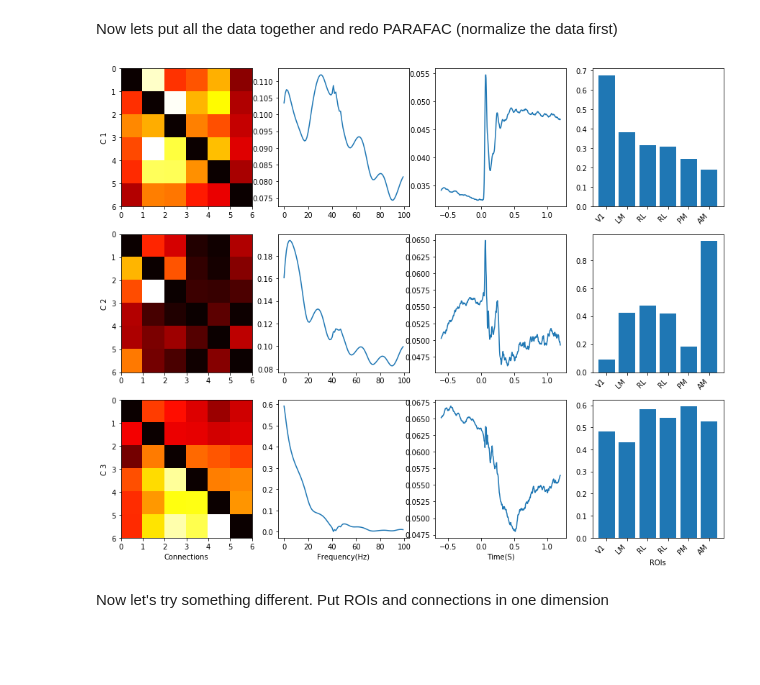
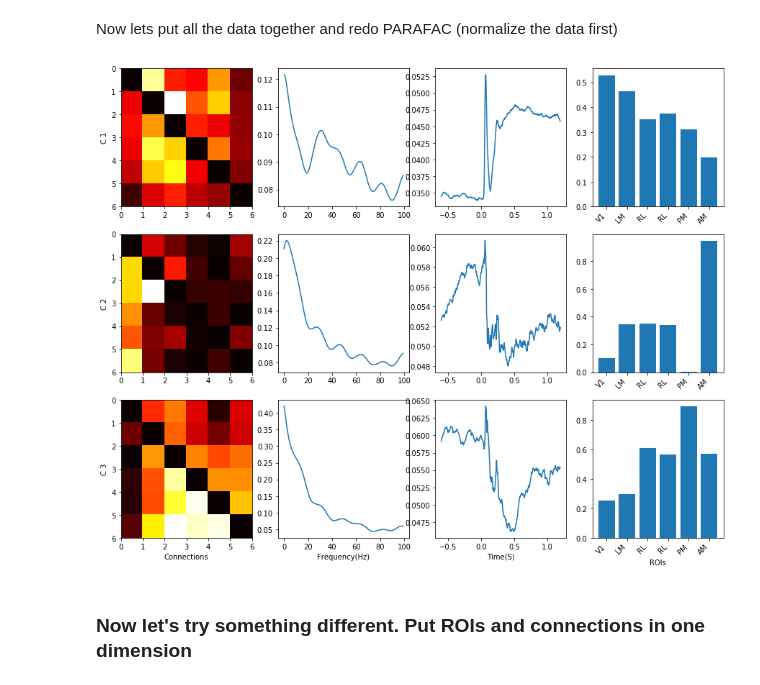
Before and after one commit to EBarzegaran/MouseVisualCoding, a Jupyter notebook: Visualization/Plot_IntraArea_ROI.ipynb, the cells around one changed output. Cells and saved outputs as stored; diff of their text form; code cells hidden in the pictures; blank space fills up the shorter version.

```diff
--- a/Visualization/Plot_IntraArea_ROI.ipynb
+++ b/Visualization/Plot_IntraArea_ROI.ipynb
@@ -82,0 +243,18 @@ Now we plot the average for each ROI and animal set
+# %%
+n_clusters = len(np.unique(clustering.labels_))
+Averages = np.array([x_all[:,clustering.labels_==n].mean(axis=1) for n in range(0,n_clusters)])
+
+# Plot the clusters
+fig, axs = plt.subplots(nrows = 1, ncols = n_clusters, figsize = (3*n_clusters,2.5),sharex=True)
+for nc in range(0,n_clusters):
+    Temp = np.zeros([6,6]).reshape(36)
+    Temp[Ind] = Averages[nc,:]
+    im = axs[nc].pcolormesh(Temp.reshape(6,6,order='F'),cmap='PuBu')
+    axs[nc].invert_yaxis()
+    axs[nc].set_title('Cluster{}'.format(nc))
+    axs[nc].set_xticks(np.arange(0.5,6.5))
+    axs[nc].set_xticklabels(['L{}'.format(i) for i in np.arange(1,7)])
+
+    axs[nc].set_yticks(np.arange(0.5,6.5))
+    axs[nc].set_yticklabels(['L{}'.format(i) for i in np.arange(1,7)])
+#fig.savefig(os.path.join(clustering_folder,'{}_clusters_{}.eps'.format(roi,animal_set)), bbox_inches='tight')
@@ -106,4 +297,8 @@ for sn in set_names:
                        cmap = 'jet',SC = None,univ = 0,figure_name = figure_name)
 # %% [markdown]
 ## PARAFAC analysis to confirm if there is any similarity
+# %%
+PARAFAC_folder = os.path.join(filename.split('.pkl')[0],'PARAFAC')
+if not os.path.isdir(PARAFAC_folder):
+    os.mkdir(PARAFAC_folder)
 # %%
@@ -195,6 +389,7 @@ Now lets put all the data together and redo PARAFAC (normalize the data first)
 # %%
 animal_set = 'PDC_Average_FC'
 iPDC_norm={}
+ttime = {}
 for roi in Arg_dict[animal_set]['ROIs']:
 
     temp = Arg_dict[animal_set]['PDCs'][roi]
@@ -203,7 +398,7 @@ for roi in Arg_dict[animal_set]['ROIs']:
 
     ttime[roi] = temp.time.values[100:550]
 
-    temp2 = temp.data.reshape(dims[0]*dims[1],dims[2],dims[3])
+    temp2 = temp.data.reshape(dims[0]*dims[1],dims[2],dims[3],order='F')
 
     #normalize the ROI data
 
@@ -218,35 +413,44 @@ ROIs = ['VISp','VISl','VISrl','VISal','VISpm','VISam']
 ROIs_short = ['V1','LM','RL','RL','PM','AM']
 PARAFAC = tldecom.non_negative_parafac(np.stack([iPDC_norm[roi] for roi in ROIs],axis=3), rank=ncomp)
 # %%
+figure_folder = filename.split('.pkl')[0]
 dims = len(PARAFAC.factors)
 dims_labels = ['Connections','Frequency(Hz)','Time(S)','ROIs']
-fig, axs = plt.subplots(nrows = ncomp, ncols = dims, figsize = (15,12))
-
+fig, axs = plt.subplots(nrows = ncomp, ncols = dims, figsize = (12,8))
+PARAFAC_forsave = []
+conmat = np.zeros([6,6,ncomp])
 for dim in range(0,dims):
     for c in range(0,ncomp):
         # Reshape the connectivity matrix
-        if dim==0
+        if dim==0:
             Temp = np.zeros([6,6]).reshape(36)
             Temp[Ind] = PARAFAC.factors[dim][:,c]
-            axs[c,dim].pcolormesh(Temp.reshape(6,6),cmap='hot')
+            axs[c,dim].pcolormesh(Temp.reshape(6,6, order='F'),cmap='hot')
             axs[c,dim].set_xticks(range(0,7))
             axs[c,dim].invert_yaxis()
+            conmat[:,:,c] = Temp.reshape(6,6, order='F')
 
 
         elif dim==1:
             axs[c,dim].plot(PARAFAC.factors[dim][:,c])
         elif dim==2:
             axs[c,dim].plot(ttime['VISl'],PARAFAC.factors[dim][:,c])
         else:
             axs[c,dim].bar(ROIs,PARAFAC.factors[dim][:,c])
             axs[c,dim].set_xticklabels(ROIs_short, rotation = 45, ha="right")
 
         if dim==0:
             axs[c,dim].set_ylabel('C {}'.format(c+1))
 
         if c==ncomp-1:
             axs[c,dim].set_xlabel(dims_labels[dim])
 
-plt.savefig(os.path.join(figure_folder,'PARAFAC_NComp{}_{}_roisall.eps'.format(ncomp,animal_set)), bbox_inches='tight')
+        if dim==0:
+            PARAFAC_forsave.append(conmat)
+        else:
+            PARAFAC_forsave.append(PARAFAC.factors[dim][:,c])
+
+
+plt.savefig(os.path.join(PARAFAC_folder,'PARAFAC_NComp{}_{}_roisall.eps'.format(ncomp,animal_set)), bbox_inches='tight')
 # %% [output]
-[figure, old version]
+[figure, new version]
@@ -253,5 +466,5 @@ plt.savefig(os.path.join(figure_folder,'PARAFAC_NComp{}_{}_roisall.eps'.format(n
 # %% [markdown]
-Now let's try something different. Put ROIs and connections in one dimension
+### Now let's try something different. Put ROIs and connections in one dimension
 # %%
 ncomp = 4
 ROIs = ['VISp','VISl','VISrl','VISal','VISpm','VISam']
```
Also changed, not shown: parts of 25 cells of this notebook, 7 other files.
